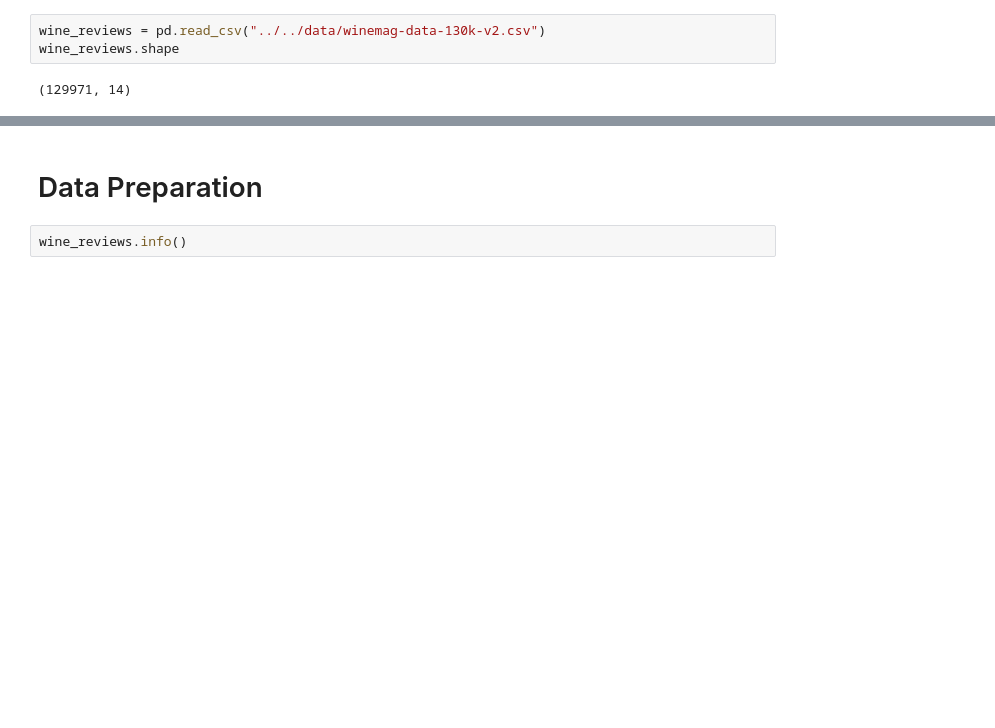
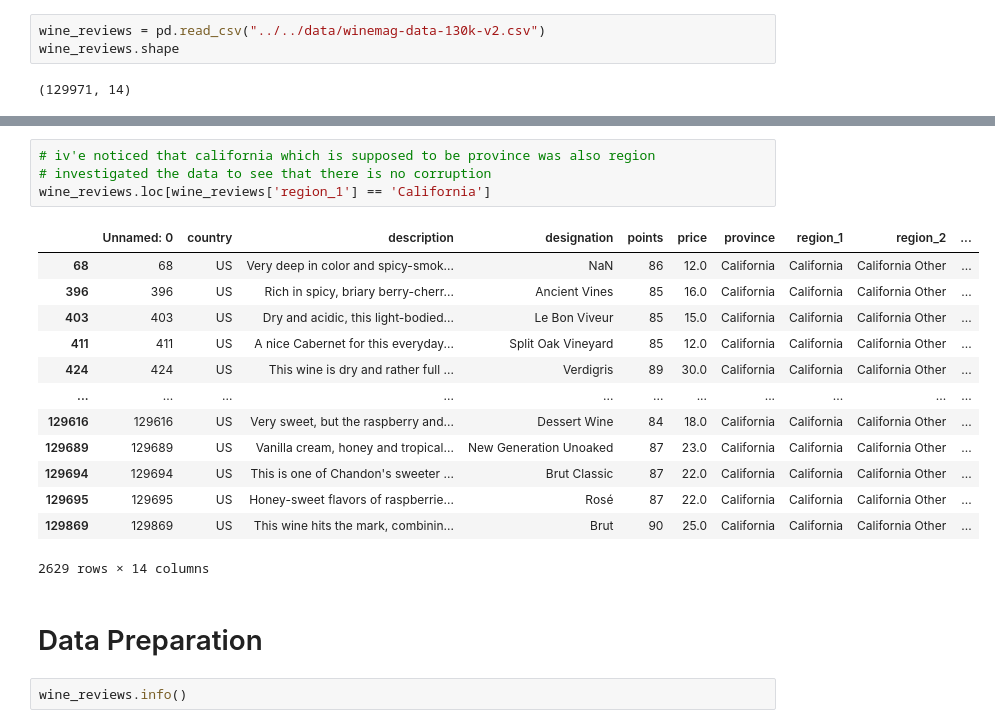
Before and after one commit to lior15/Python_ML_2023, a Jupyter notebook: Exercises/Final Project/Wine Dataset - EDA- Solution.ipynb, the cells around one changed output, grey strips where cells are left out. Cells and saved outputs as stored; diff of their text form; blank space fills up the shorter version.

```diff
--- a/Exercises/Final Project/Wine Dataset - EDA- Solution.ipynb
+++ b/Exercises/Final Project/Wine Dataset - EDA- Solution.ipynb
@@ -45,3 +60,21 @@ wine_reviews.head()
+# %%
+# iv'e noticed that california which is supposed to be province was also region
+# investigated the data to see that there is no corruption
+wine_reviews.loc[wine_reviews['region_1'] == 'California']
+# %% [output]
+|  | Unnamed: 0 | country | description | designation | points | price | province | region_1 | region_2 | ... |
+| 68 | 68 | US | Very deep in color and spicy-smok... | NaN | 86 | 12.0 | California | California | California Other | ... |
+| 396 | 396 | US | Rich in spicy, briary berry-cherr... | Ancient Vines | 85 | 16.0 | California | California | California Other | ... |
+| 403 | 403 | US | Dry and acidic, this light-bodied... | Le Bon Viveur | 85 | 15.0 | California | California | California Other | ... |
+| 411 | 411 | US | A nice Cabernet for this everyday... | Split Oak Vineyard | 85 | 12.0 | California | California | California Other | ... |
+| 424 | 424 | US | This wine is dry and rather full ... | Verdigris | 89 | 30.0 | California | California | California Other | ... |
+| ... | ... | ... | ... | ... | ... | ... | ... | ... | ... | ... |
+| 129616 | 129616 | US | Very sweet, but the raspberry and... | Dessert Wine | 84 | 18.0 | California | California | California Other | ... |
+| 129689 | 129689 | US | Vanilla cream, honey and tropical... | New Generation Unoaked | 87 | 23.0 | California | California | California Other | ... |
+| 129694 | 129694 | US | This is one of Chandon's sweeter ... | Brut Classic | 87 | 22.0 | California | California | California Other | ... |
+| 129695 | 129695 | US | Honey-sweet flavors of raspberrie... | Rosé | 87 | 22.0 | California | California | California Other | ... |
+| 129869 | 129869 | US | This wine hits the mark, combinin... | Brut | 90 | 25.0 | California | California | California Other | ... |
+2629 rows × 14 columns
 # %% [markdown]
 # Data Preparation
 # %%
```
Also changed, not shown: parts of 19 cells of this notebook, 1 other file.
